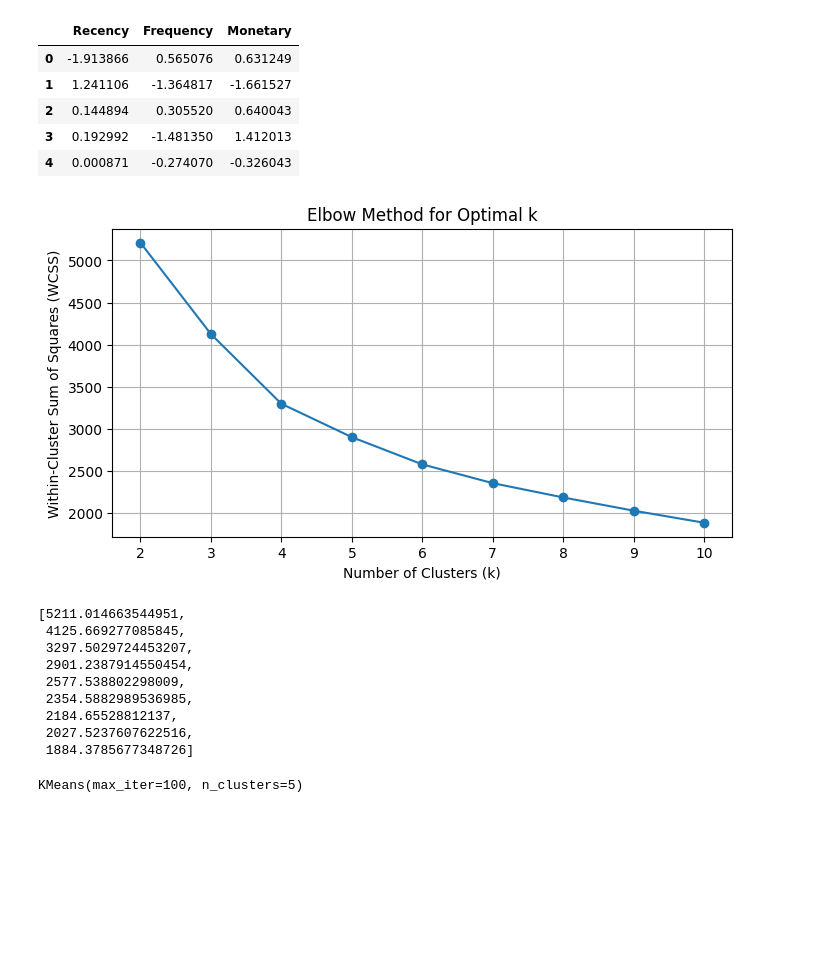
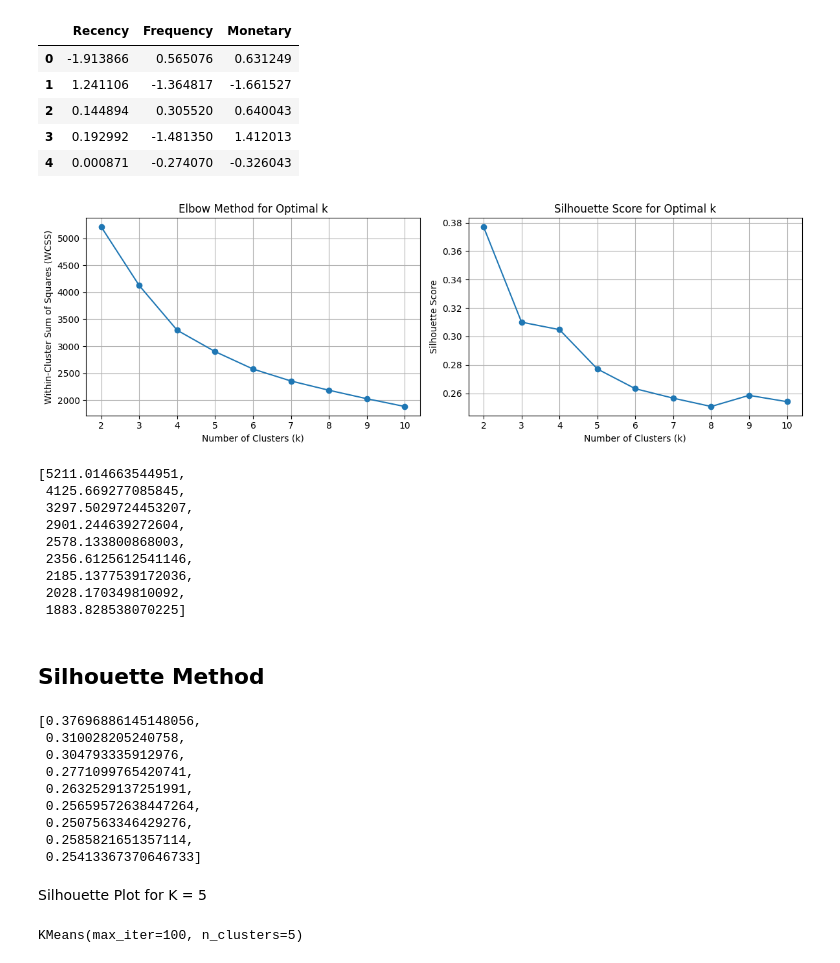
Before and after one commit to Mano1498/Customer_Segmentation, a Jupyter notebook: Customer_segment(Kmeans).ipynb, the cells around one changed output. Drawn from its saved outputs; the diff is of its cells as text; code cells hidden in the pictures; blank space fills up the shorter version.

```diff
--- a/Customer_segment(Kmeans).ipynb
+++ b/Customer_segment(Kmeans).ipynb
@@ -92,34 +104,71 @@ data.head()
 | 3 | 0.192992 | -1.481350 | 1.412013 |
 | 4 | 0.000871 | -0.274070 | -0.326043 |
 # %%
+
 k_values = range(2, 11)
+
 wcss = []
+silhouette_scores = []
+
 for k in k_values:
     kmeans = KMeans(n_clusters=k,init="k-means++")
     kmeans.fit(data)
+
     wcss.append(kmeans.inertia_)
 
-plt.figure(figsize=(8, 4))
-plt.plot(k_values, wcss, marker='o')
-plt.xlabel('Number of Clusters (k)')
-plt.ylabel('Within-Cluster Sum of Squares (WCSS)')
-plt.title('Elbow Method for Optimal k')
-plt.grid(True)
+
+    silhouette_avg = silhouette_score(data, kmeans.labels_)
+    silhouette_scores.append(silhouette_avg)
+
+
+fig, (ax1, ax2) = plt.subplots(1, 2, figsize=(12, 4))
+
+# Elbow method plot
+ax1.plot(k_values, wcss, marker='o')
+ax1.set_xlabel('Number of Clusters (k)')
+ax1.set_ylabel('Within-Cluster Sum of Squares (WCSS)')
+ax1.set_title('Elbow Method for Optimal k')
+ax1.grid(True)
+
+# Silhouette score plot
+ax2.plot(k_values, silhouette_scores, marker='o')
+ax2.set_xlabel('Number of Clusters (k)')
+ax2.set_ylabel('Silhouette Score')
+ax2.set_title('Silhouette Score for Optimal k')
+ax2.grid(True)
+
+plt.tight_layout()
 plt.show()
 # %% [output]
-[figure, old version]
+[figure, new version]
 # %%
 wcss
 # %% [output]
 [5211.014663544951,
  4125.669277085845,
  3297.5029724453207,
- 2901.2387914550454,
- 2577.538802298009,
- 2354.5882989536985,
- 2184.65528812137,
- 2027.5237607622516,
- 1884.3785677348726]
+ 2901.244639272604,
+ 2578.133800868003,
+ 2356.6125612541146,
+ 2185.1377539172036,
+ 2028.170349810092,
+ 1883.828538070225]
+# %% [markdown]
+## Silhouette Method
+# %%
+silhouette_scores
+# %% [output]
+[0.37696886145148056,
+ 0.310028205240758,
+ 0.304793335912976,
+ 0.2771099765420741,
+ 0.2632529137251991,
+ 0.25659572638447264,
+ 0.2507563346429276,
+ 0.2585821651357114,
+ 0.25413367370646733]
+# %% [markdown]
+Silhouette Plot for K = 5
 # %%
 kmeans = KMeans(n_clusters=5,max_iter= 100)
 kmeans.fit(data)
```
Also changed, not shown: parts of 40 cells of this notebook.
